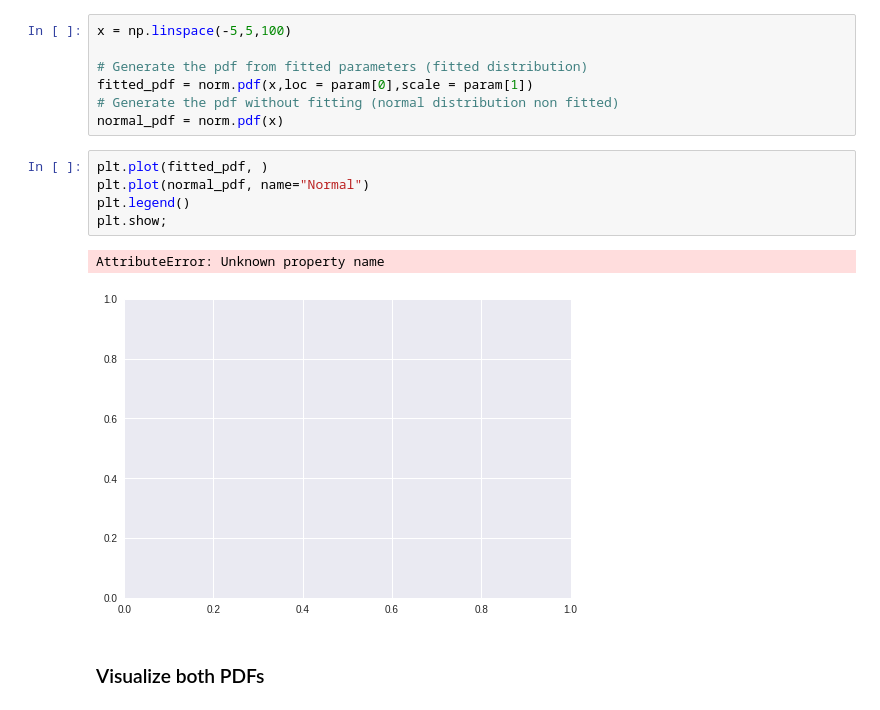
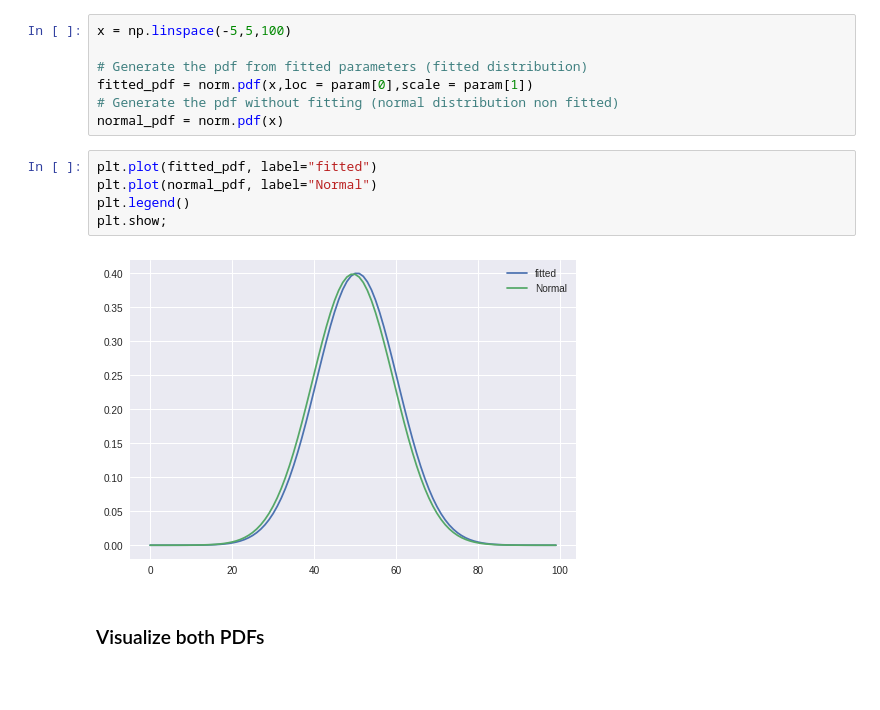
Before and after one commit to jnawjux/dsc-2-22-03-MLE-gaussian-lab-seattle-ds-career-040119, a Jupyter notebook: index.ipynb, the cells around one changed output. Drawn from its saved outputs; the diff is of its cells as text; blank space fills up the shorter version.

```diff
--- a/index.ipynb
+++ b/index.ipynb
@@ -50,13 +50,12 @@ fitted_pdf = norm.pdf(x,loc = param[0],scale = param[1])
 # Generate the pdf without fitting (normal distribution non fitted)
 normal_pdf = norm.pdf(x)
 # %%
-plt.plot(fitted_pdf, )
-plt.plot(normal_pdf, name="Normal")
+plt.plot(fitted_pdf, label="fitted")
+plt.plot(normal_pdf, label="Normal")
 plt.legend()
 plt.show;
 # %% [output]
-AttributeError: Unknown property name
-[figure, old version]
+[figure, new version]
 # %% [markdown]
 ### Visualize both PDFs
 # %%
```
